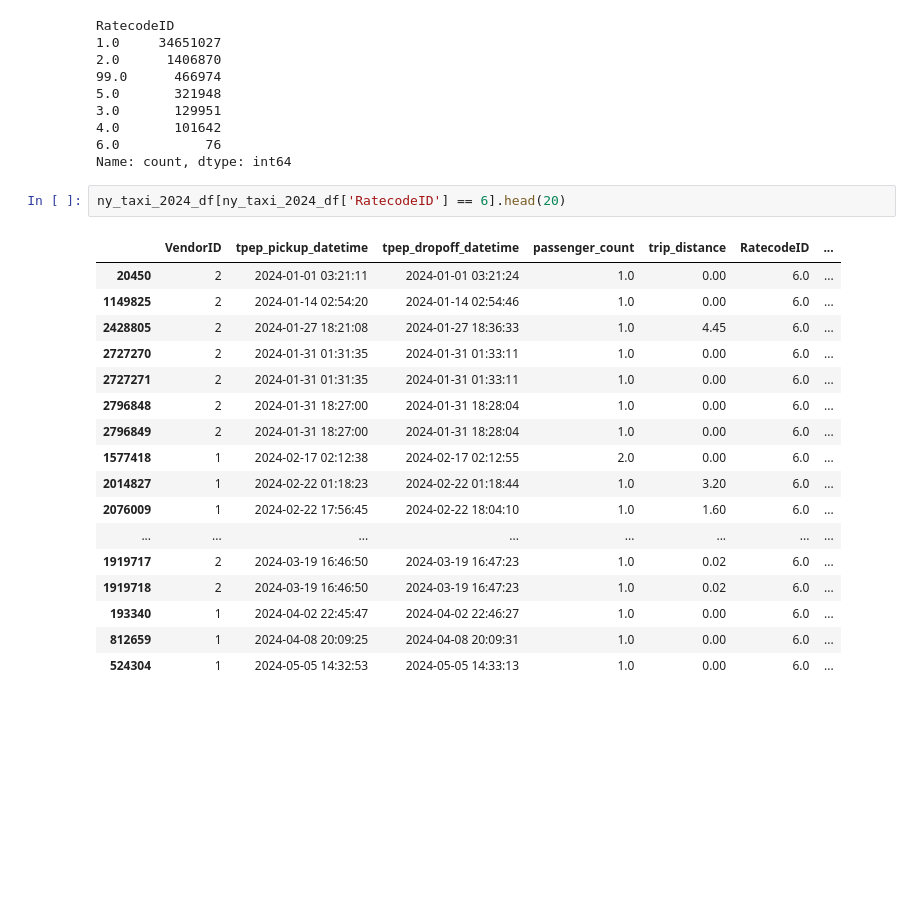
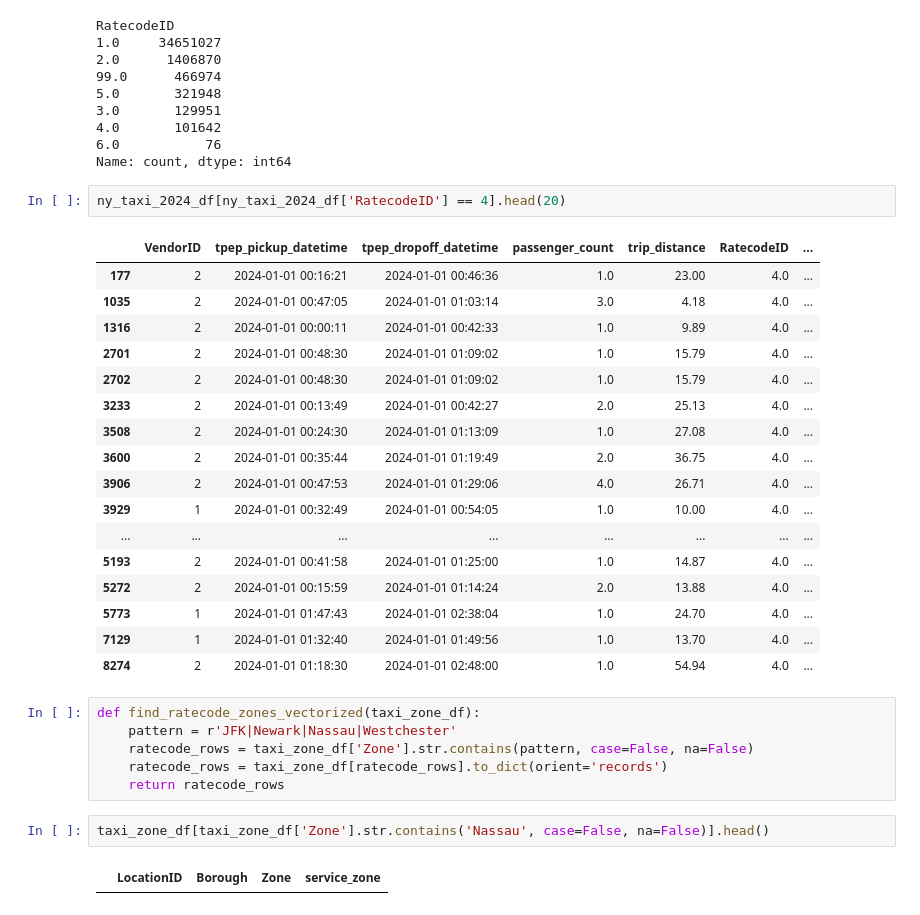
Before and after one commit to Krinnik/ny_ride_fair_optimization, a Jupyter notebook: nik_folder/niks_workspace.ipynb, the cells around one changed output. Drawn from its saved outputs; the diff is of its cells as text; blank space fills up the shorter version.

```diff
--- a/nik_folder/niks_workspace.ipynb
+++ b/nik_folder/niks_workspace.ipynb
@@ -463,22 +459,32 @@ RatecodeID
 6.0           76
 Name: count, dtype: int64
 # %%
-ny_taxi_2024_df[ny_taxi_2024_df['RatecodeID'] == 6].head(20)
+ny_taxi_2024_df[ny_taxi_2024_df['RatecodeID'] == 4].head(20)
 # %% [output]
 |  | VendorID | tpep_pickup_datetime | tpep_dropoff_datetime | passenger_count | trip_distance | RatecodeID | ... |
-| 20450 | 2 | 2024-01-01 03:21:11 | 2024-01-01 03:21:24 | 1.0 | 0.00 | 6.0 | ... |
-| 1149825 | 2 | 2024-01-14 02:54:20 | 2024-01-14 02:54:46 | 1.0 | 0.00 | 6.0 | ... |
-| 2428805 | 2 | 2024-01-27 18:21:08 | 2024-01-27 18:36:33 | 1.0 | 4.45 | 6.0 | ... |
-| 2727270 | 2 | 2024-01-31 01:31:35 | 2024-01-31 01:33:11 | 1.0 | 0.00 | 6.0 | ... |
-| 2727271 | 2 | 2024-01-31 01:31:35 | 2024-01-31 01:33:11 | 1.0 | 0.00 | 6.0 | ... |
-| 2796848 | 2 | 2024-01-31 18:27:00 | 2024-01-31 18:28:04 | 1.0 | 0.00 | 6.0 | ... |
-| 2796849 | 2 | 2024-01-31 18:27:00 | 2024-01-31 18:28:04 | 1.0 | 0.00 | 6.0 | ... |
-| 1577418 | 1 | 2024-02-17 02:12:38 | 2024-02-17 02:12:55 | 2.0 | 0.00 | 6.0 | ... |
-| 2014827 | 1 | 2024-02-22 01:18:23 | 2024-02-22 01:18:44 | 1.0 | 3.20 | 6.0 | ... |
-| 2076009 | 1 | 2024-02-22 17:56:45 | 2024-02-22 18:04:10 | 1.0 | 1.60 | 6.0 | ... |
+| 177 | 2 | 2024-01-01 00:16:21 | 2024-01-01 00:46:36 | 1.0 | 23.00 | 4.0 | ... |
+| 1035 | 2 | 2024-01-01 00:47:05 | 2024-01-01 01:03:14 | 3.0 | 4.18 | 4.0 | ... |
+| 1316 | 2 | 2024-01-01 00:00:11 | 2024-01-01 00:42:33 | 1.0 | 9.89 | 4.0 | ... |
+| 2701 | 2 | 2024-01-01 00:48:30 | 2024-01-01 01:09:02 | 1.0 | 15.79 | 4.0 | ... |
+| 2702 | 2 | 2024-01-01 00:48:30 | 2024-01-01 01:09:02 | 1.0 | 15.79 | 4.0 | ... |
+| 3233 | 2 | 2024-01-01 00:13:49 | 2024-01-01 00:42:27 | 2.0 | 25.13 | 4.0 | ... |
+| 3508 | 2 | 2024-01-01 00:24:30 | 2024-01-01 01:13:09 | 1.0 | 27.08 | 4.0 | ... |
+| 3600 | 2 | 2024-01-01 00:35:44 | 2024-01-01 01:19:49 | 2.0 | 36.75 | 4.0 | ... |
+| 3906 | 2 | 2024-01-01 00:47:53 | 2024-01-01 01:29:06 | 4.0 | 26.71 | 4.0 | ... |
+| 3929 | 1 | 2024-01-01 00:32:49 | 2024-01-01 00:54:05 | 1.0 | 10.00 | 4.0 | ... |
 | ... | ... | ... | ... | ... | ... | ... | ... |
-| 1919717 | 2 | 2024-03-19 16:46:50 | 2024-03-19 16:47:23 | 1.0 | 0.02 | 6.0 | ... |
-| 1919718 | 2 | 2024-03-19 16:46:50 | 2024-03-19 16:47:23 | 1.0 | 0.02 | 6.0 | ... |
-| 193340 | 1 | 2024-04-02 22:45:47 | 2024-04-02 22:46:27 | 1.0 | 0.00 | 6.0 | ... |
-| 812659 | 1 | 2024-04-08 20:09:25 | 2024-04-08 20:09:31 | 1.0 | 0.00 | 6.0 | ... |
-| 524304 | 1 | 2024-05-05 14:32:53 | 2024-05-05 14:33:13 | 1.0 | 0.00 | 6.0 | ... |
+| 5193 | 2 | 2024-01-01 00:41:58 | 2024-01-01 01:25:00 | 1.0 | 14.87 | 4.0 | ... |
+| 5272 | 2 | 2024-01-01 00:15:59 | 2024-01-01 01:14:24 | 2.0 | 13.88 | 4.0 | ... |
+| 5773 | 1 | 2024-01-01 01:47:43 | 2024-01-01 02:38:04 | 1.0 | 24.70 | 4.0 | ... |
+| 7129 | 1 | 2024-01-01 01:32:40 | 2024-01-01 01:49:56 | 1.0 | 13.70 | 4.0 | ... |
+| 8274 | 2 | 2024-01-01 01:18:30 | 2024-01-01 02:48:00 | 1.0 | 54.94 | 4.0 | ... |
+# %%
+def find_ratecode_zones_vectorized(taxi_zone_df):
+    pattern = r'JFK|Newark|Nassau|Westchester'
+    ratecode_rows = taxi_zone_df['Zone'].str.contains(pattern, case=False, na=False)
+    ratecode_rows = taxi_zone_df[ratecode_rows].to_dict(orient='records')
+    return ratecode_rows
+# %%
+taxi_zone_df[taxi_zone_df['Zone'].str.contains('Nassau', case=False, na=False)].head()
+# %% [output]
+|  | LocationID | Borough | Zone | service_zone |
```
Also changed, not shown: parts of 22 cells of this notebook, 1 other file.
